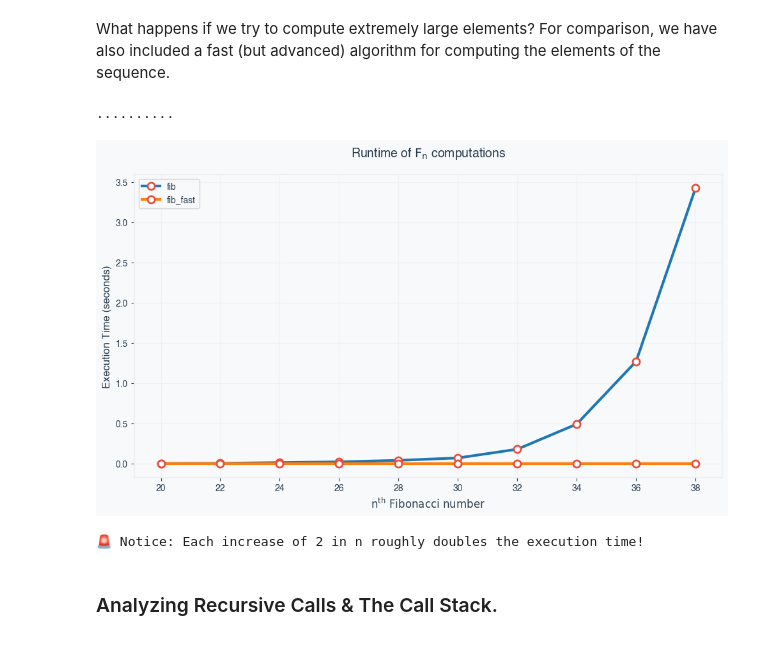
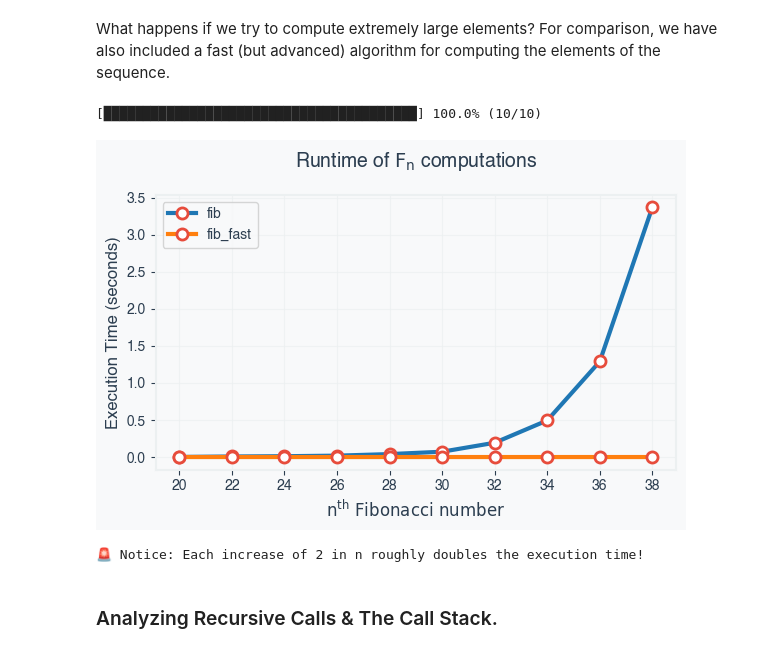
Before and after one commit to barrel111/readings, a Jupyter notebook: notes/external/NOI/notebooks/3.1.a recursion2.ipynb, the cells around one changed output. Cells and saved outputs as stored; diff of their text form; code cells hidden in the pictures.

```diff
--- a/notes/external/NOI/notebooks/3.1.a recursion2.ipynb
+++ b/notes/external/NOI/notebooks/3.1.a recursion2.ipynb
@@ -84,36 +119,10 @@ first 10 Fibonacci numbers:
 # %% [markdown]
 What happens if we try to compute extremely large elements? For comparison, we have also included a fast (but advanced) algorithm for computing the elements of the sequence.
 # %%
-test_values = list(range(20, 40, 2))
-times = []
-times_fast = []
-
-for n in test_values:
-    _, elapsed = time_function(fib, n)
-    _, elapsed_fast = time_function(fib_fast, n)
-    times.append(elapsed)
-    times_fast.append(elapsed_fast)
-    print(".", end="")
+time_and_plot_fib()
 # %% [output]
-..........
+[████████████████████████████████████████] 100.0% (10/10)
+[figure, added]
+🚨 Notice: Each increase of 2 in n roughly doubles the execution time!
-# %%
-plt.figure(figsize=(10, 6))
-plt.plot(test_values, times, 'o-', markerfacecolor='white',
-         markeredgecolor='#e74c3c', markeredgewidth=2)
-plt.plot(test_values, times_fast, 'o-', markerfacecolor='white',
-         markeredgecolor='#e74c3c', markeredgewidth=2)
-plt.gca().xaxis.set_major_locator(MaxNLocator(integer=True))
-plt.xlabel(r'$\mathrm{n}^{\text{th}} \text{ Fibonacci number}$')
-plt.ylabel('Execution Time (seconds)')
-plt.title(r'Runtime of $\mathrm{F_n}$ computations', pad=20, fontweight='600')
-# plt.yscale('log')
-plt.legend(["fib", "fib_fast"])
-plt.tight_layout()
-plt.show()
-
-print(f"\n🚨 Notice: Each increase of 2 in n roughly doubles the execution time!")
-# %% [output]
-[figure, removed]
-🚨 Notice: Each increase of 2 in n roughly doubles the execution time!
 # %% [markdown]
 ### Analyzing Recursive Calls & The Call Stack.
```
Also changed, not shown: parts of 5 cells of this notebook, 3 other files.
